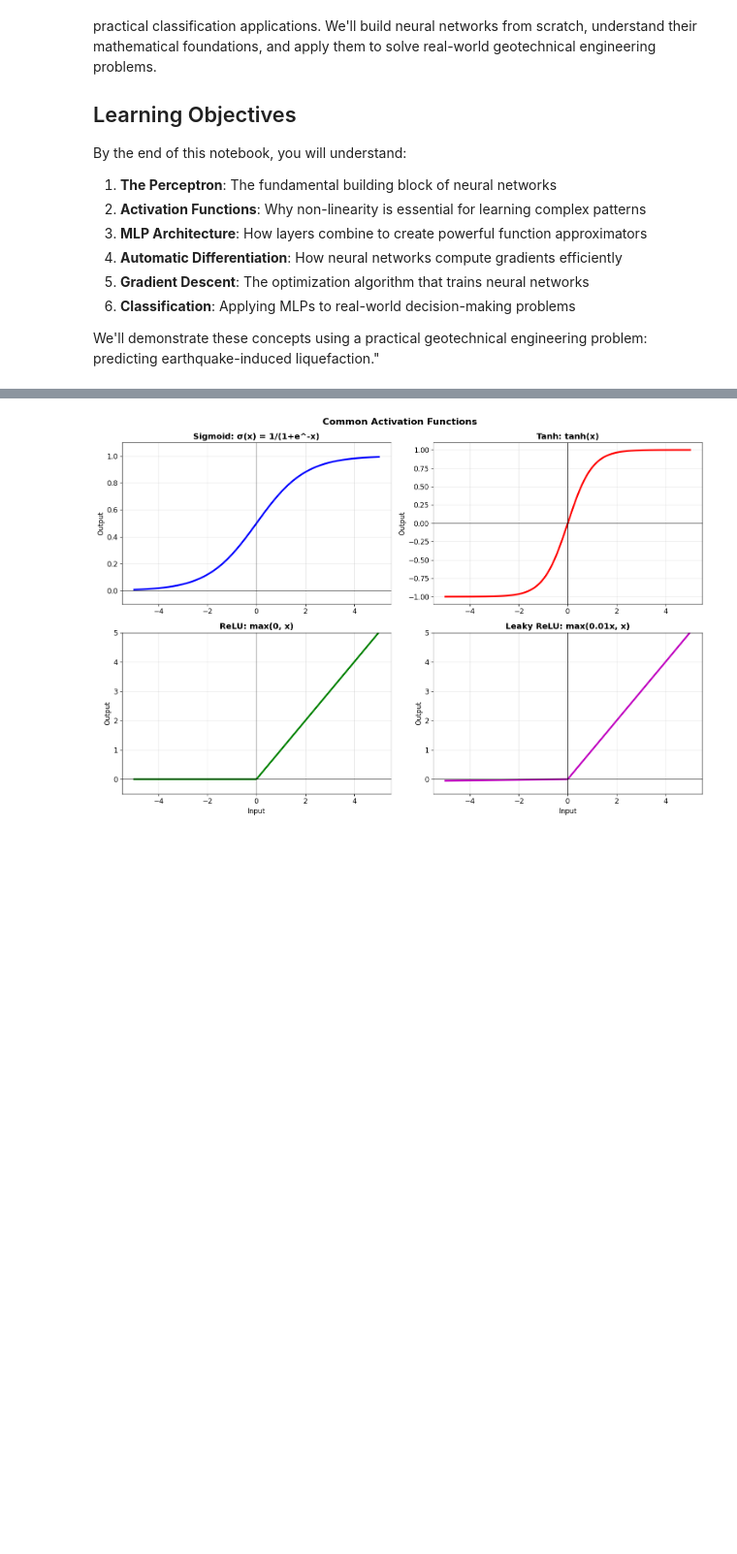
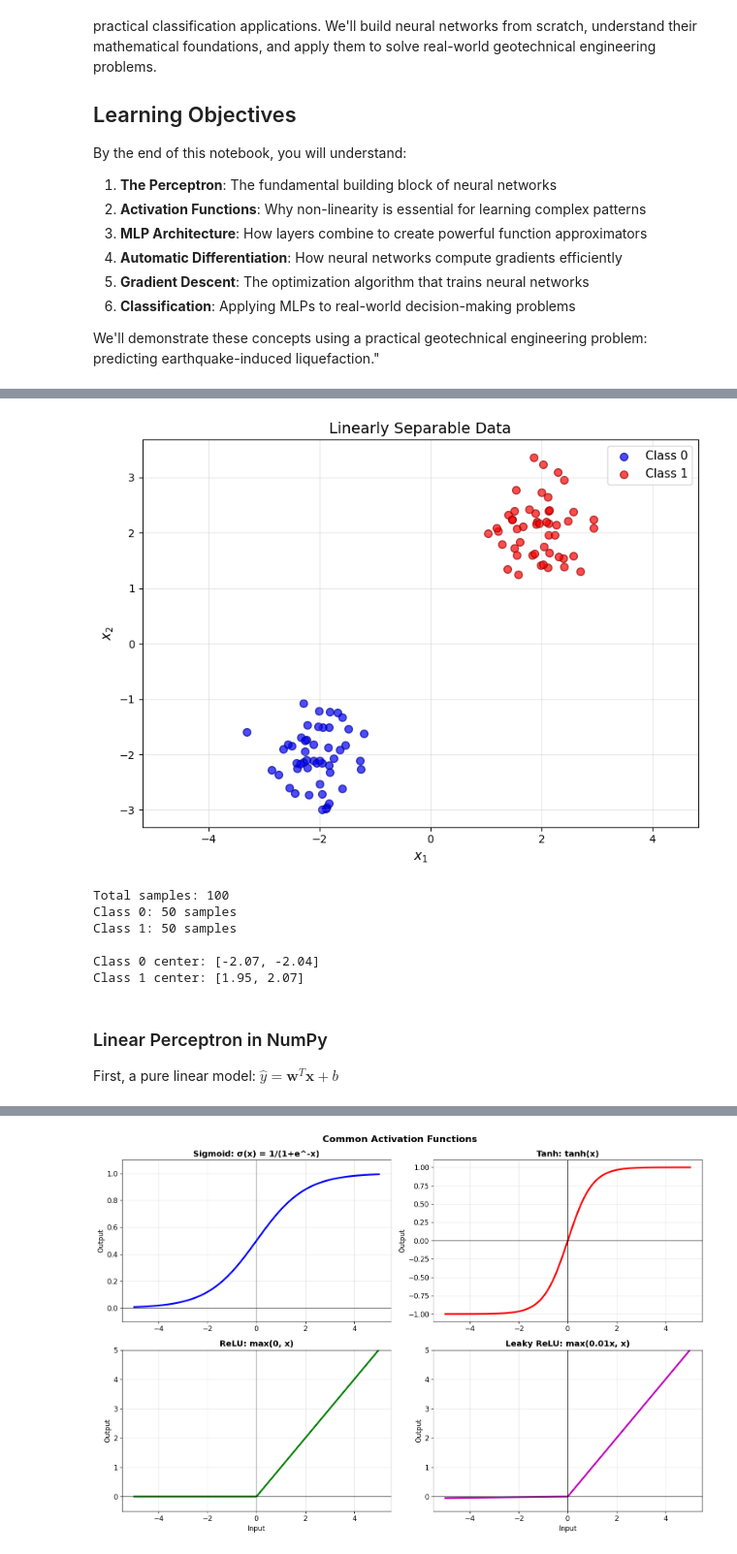
Before and after one commit to kks32-courses/ai-geotech, a Jupyter notebook: docs/00-mlp-dtree/00b-mlp-classification.ipynb, the cells around one changed output, grey strips where cells are left out. Shown at 97% size. Saved outputs shown, nothing was run; the diff lists cells and outputs as text; code cells hidden in the pictures; blank space fills up the shorter version.

```diff
--- a/docs/00-mlp-dtree/00b-mlp-classification.ipynb
+++ b/docs/00-mlp-dtree/00b-mlp-classification.ipynb
@@ -53,0 +61,46 @@ A single perceptron can only learn **linear decision boundaries**. For complex p
+# %%
+import numpy as np
+import matplotlib.pyplot as plt
+
+# Generate linearly separable data
+np.random.seed(42)
+n = 50
+
+# Two classes
+X0 = np.random.randn(n, 2) * 0.5 + [-2, -2]
+X1 = np.random.randn(n, 2) * 0.5 + [2, 2]
+X = np.vstack([X0, X1])
+y = np.hstack([np.zeros(n), np.ones(n)])
+
+# Visualize just the data
+plt.figure(figsize=(8, 6))
+plt.scatter(X0[:, 0], X0[:, 1], c='blue', s=50, alpha=0.7, label='Class 0', edgecolors='darkblue')
+plt.scatter(X1[:, 0], X1[:, 1], c='red', s=50, alpha=0.7, label='Class 1', edgecolors='darkred')
+
+plt.xlabel('$x_1$', fontsize=12)
+plt.ylabel('$x_2$', fontsize=12)
+plt.title('Linearly Separable Data', fontsize=14)
+plt.legend(fontsize=11)
+plt.grid(True, alpha=0.3)
+plt.axis('equal')
+plt.tight_layout()
+plt.show()
+
+# Print some basic statistics about the data
+print(f"Total samples: {len(X)}")
+print(f"Class 0: {len(X0)} samples")
+print(f"Class 1: {len(X1)} samples")
+print(f"\nClass 0 center: [{X0.mean(axis=0)[0]:.2f}, {X0.mean(axis=0)[1]:.2f}]")
+print(f"Class 1 center: [{X1.mean(axis=0)[0]:.2f}, {X1.mean(axis=0)[1]:.2f}]")
+# %% [output]
+[figure, added]
+Total samples: 100
+Class 0: 50 samples
+Class 1: 50 samples
+
+Class 0 center: [-2.07, -2.04]
+Class 1 center: [1.95, 2.07]
+# %% [markdown]
+### Linear Perceptron in NumPy
+
+First, a pure linear model: $\hat{y} = \mathbf{w}^T\mathbf{x} + b$
```
Also changed, not shown: parts of 9 cells of this notebook, 3 other files.
